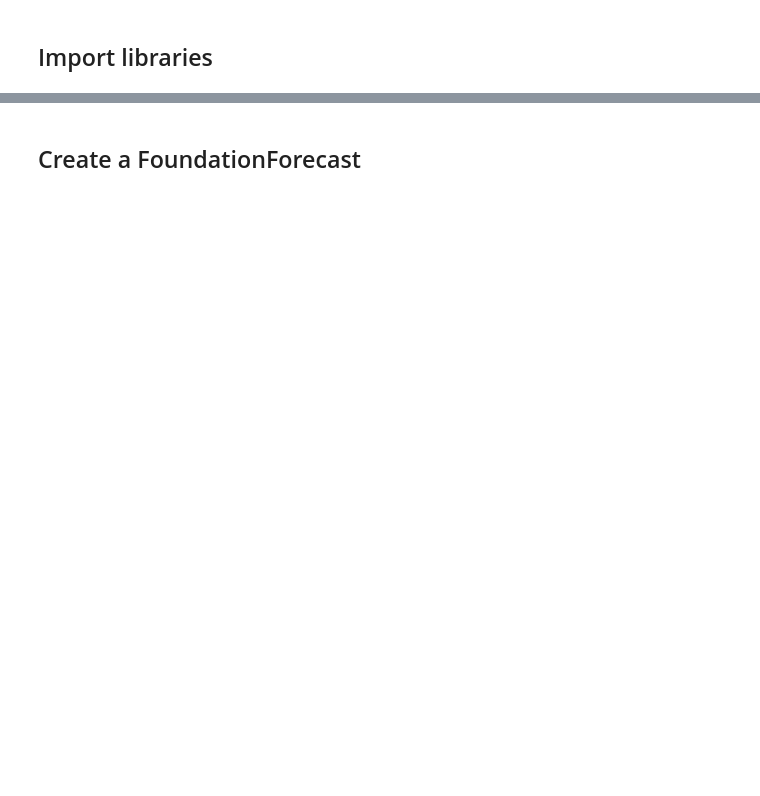
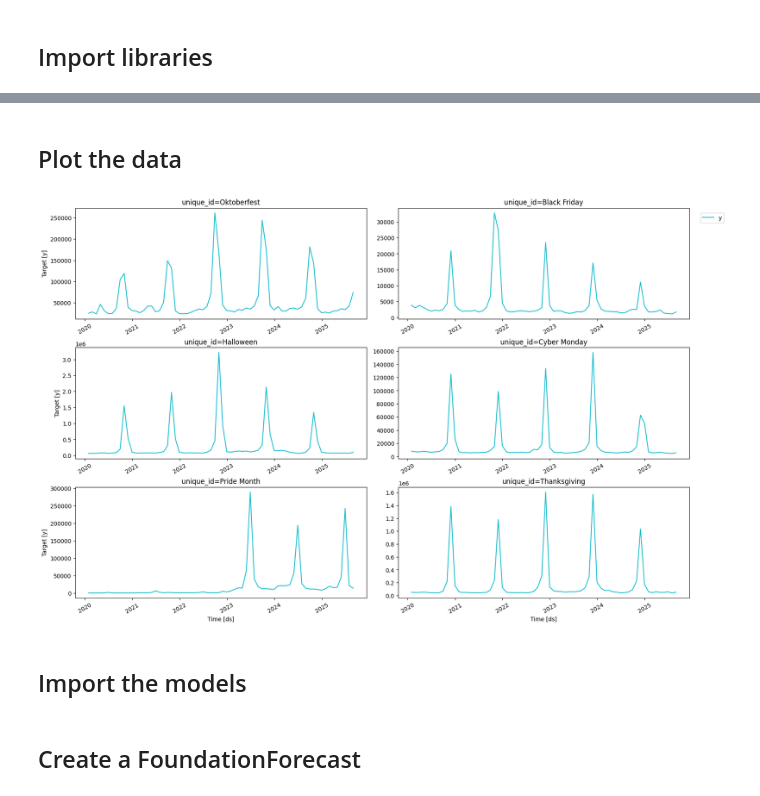
Before and after one commit to TimeCopilot/foundationforecast, a Jupyter notebook: docs/examples/tabby-family.ipynb, the cells around one changed output, grey strips where cells are left out. Saved outputs shown, nothing was run; the diff lists cells and outputs as text; code cells hidden in the pictures; blank space fills up the shorter version.

```diff
--- a/docs/examples/tabby-family.ipynb
+++ b/docs/examples/tabby-family.ipynb
@@ -30,6 +36,6 @@ The DataFrame must include at least the following columns:
 # %%
 df = pd.read_csv(
-    "https://timecopilot.s3.amazonaws.com/public/data/air_passengers.csv",
+    "https://timecopilot.s3.amazonaws.com/public/data/events_pageviews.csv",
     parse_dates=["ds"],
 )
 df.head()
@@ -35,0 +49,8 @@ df.head()
+# %% [markdown]
+## Plot the data
+# %%
+FoundationForecast.plot(df)
+# %% [output]
+[figure, added]
+# %% [markdown]
+## Import the models
```
Also changed, not shown: parts of 16 cells of this notebook, 1 other file.
